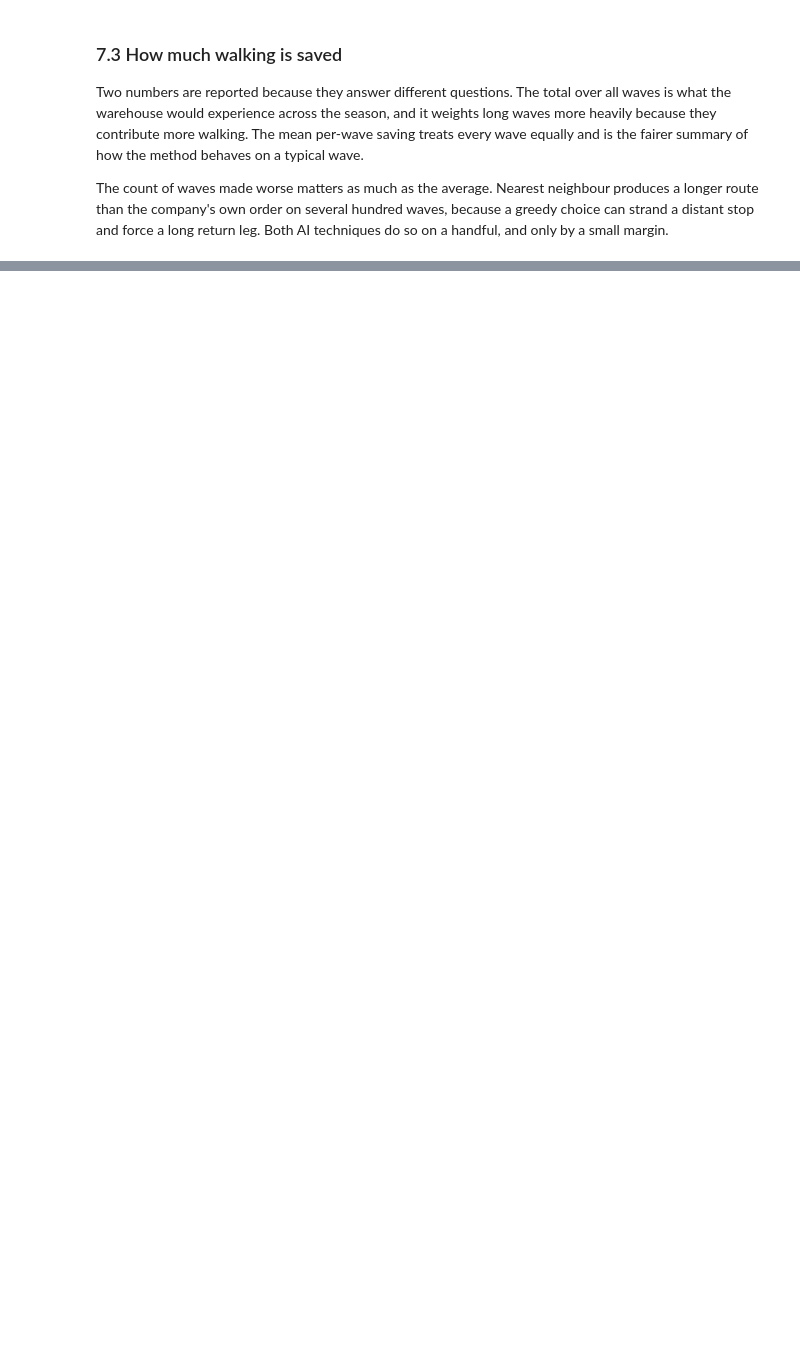
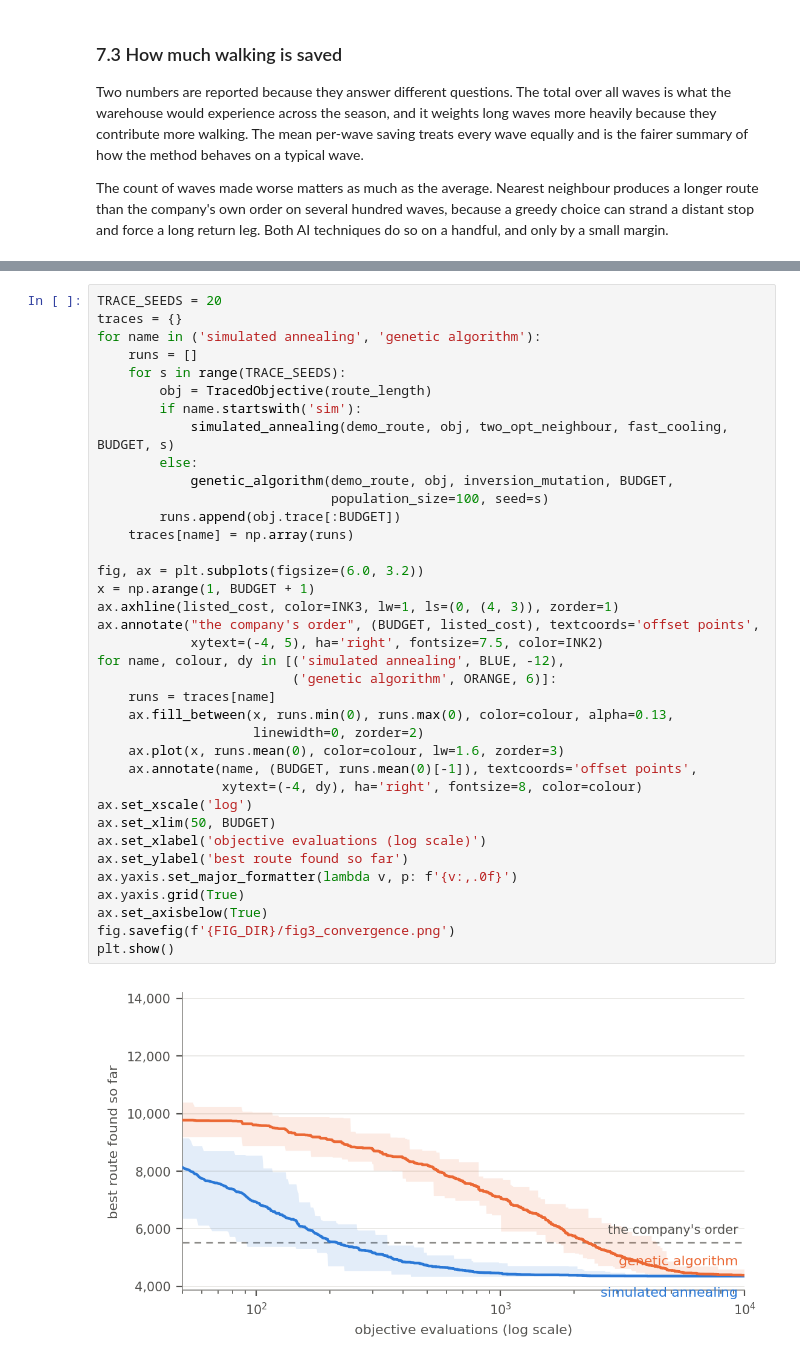
Before and after one commit to brucenguyen0302-code/warehouse-pick-optimiser, a Jupyter notebook: notebooks/Nguyen_LeBinh_AT1_1_notebook.ipynb, the cells around one changed output, grey strips where cells are left out. Cells and saved outputs as stored; diff of their text form; blank space fills up the shorter version.

```diff
--- a/notebooks/Nguyen_LeBinh_AT1_1_notebook.ipynb
+++ b/notebooks/Nguyen_LeBinh_AT1_1_notebook.ipynb
@@ -1397,0 +1683,39 @@ over the whole held-out period
+# %%
+TRACE_SEEDS = 20
+traces = {}
+for name in ('simulated annealing', 'genetic algorithm'):
+    runs = []
+    for s in range(TRACE_SEEDS):
+        obj = TracedObjective(route_length)
+        if name.startswith('sim'):
+            simulated_annealing(demo_route, obj, two_opt_neighbour, fast_cooling, BUDGET, s)
+        else:
+            genetic_algorithm(demo_route, obj, inversion_mutation, BUDGET,
+                              population_size=100, seed=s)
+        runs.append(obj.trace[:BUDGET])
+    traces[name] = np.array(runs)
+
+fig, ax = plt.subplots(figsize=(6.0, 3.2))
+x = np.arange(1, BUDGET + 1)
+ax.axhline(listed_cost, color=INK3, lw=1, ls=(0, (4, 3)), zorder=1)
+ax.annotate("the company's order", (BUDGET, listed_cost), textcoords='offset points',
+            xytext=(-4, 5), ha='right', fontsize=7.5, color=INK2)
+for name, colour, dy in [('simulated annealing', BLUE, -12),
+                         ('genetic algorithm', ORANGE, 6)]:
+    runs = traces[name]
+    ax.fill_between(x, runs.min(0), runs.max(0), color=colour, alpha=0.13,
+                    linewidth=0, zorder=2)
+    ax.plot(x, runs.mean(0), color=colour, lw=1.6, zorder=3)
+    ax.annotate(name, (BUDGET, runs.mean(0)[-1]), textcoords='offset points',
+                xytext=(-4, dy), ha='right', fontsize=8, color=colour)
+ax.set_xscale('log')
+ax.set_xlim(50, BUDGET)
+ax.set_xlabel('objective evaluations (log scale)')
+ax.set_ylabel('best route found so far')
+ax.yaxis.set_major_formatter(lambda v, p: f'{v:,.0f}')
+ax.yaxis.grid(True)
+ax.set_axisbelow(True)
+fig.savefig(f'{FIG_DIR}/fig3_convergence.png')
+plt.show()
+# %% [output]
+[figure, added]
```
Also changed, not shown: parts of 36 cells of this notebook.
